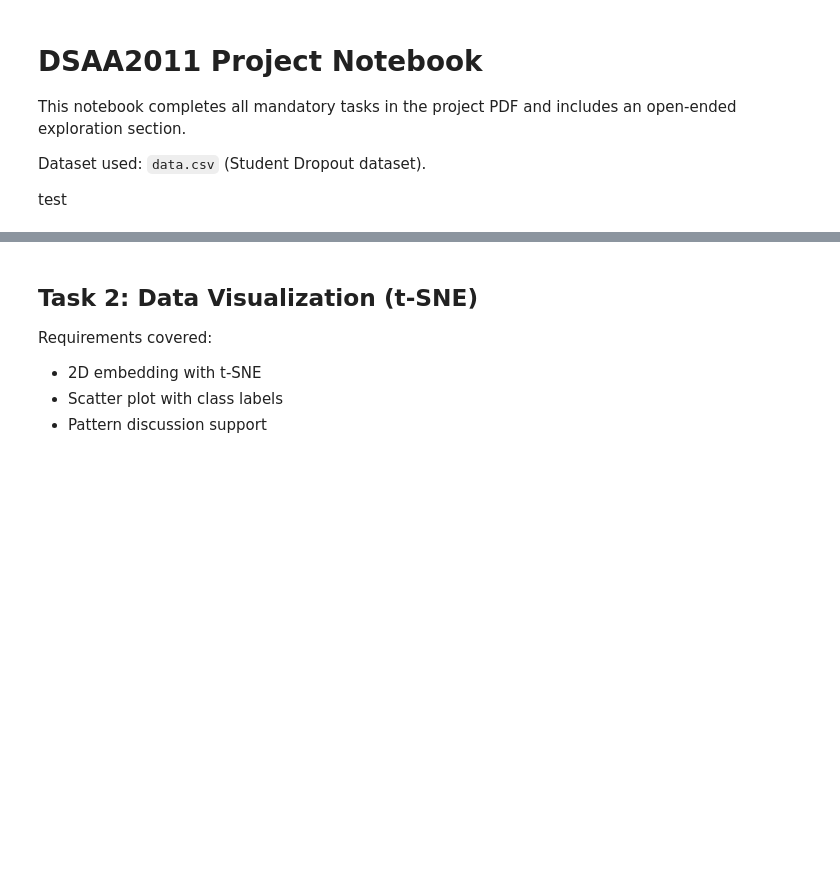
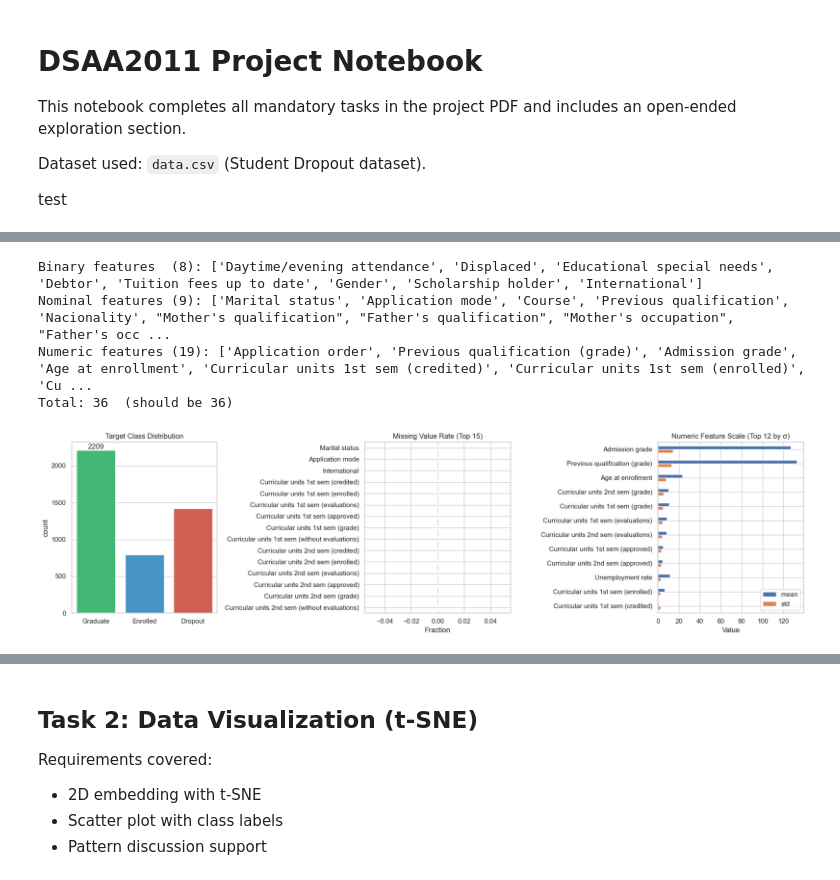
Before and after one commit to CosmosMount/machine_learning_project, a Jupyter notebook: project_tasks.ipynb, the cells around one changed output, grey strips where cells are left out. Drawn from its saved outputs; the diff is of its cells as text; code cells hidden in the pictures; blank space fills up the shorter version.

```diff
--- a/project_tasks.ipynb
+++ b/project_tasks.ipynb
@@ -117,0 +104,53 @@ Processed feature matrix shape: (4424, 36)
+# %%
+# ── 2a. Manual semantic classification ──────────────────────────────
+BINARY_COLS = [
+    'Daytime/evening attendance', 'Displaced', 'Educational special needs',
+    'Debtor', 'Tuition fees up to date', 'Gender', 'Scholarship holder',
+    'International',
+]
+
+NOMINAL_COLS = [
+    'Marital status', 'Application mode', 'Course',
+    'Previous qualification', 'Nacionality',
+    "Mother's qualification", "Father's qualification",
+    "Mother's occupation", "Father's occupation",
+]
+
+NUMERIC_COLS = [c for c in X_raw.columns if c not in BINARY_COLS + NOMINAL_COLS]
+
+print(f'Binary features  ({len(BINARY_COLS)}): {BINARY_COLS}')
+print(f'Nominal features ({len(NOMINAL_COLS)}): {NOMINAL_COLS}')
+print(f'Numeric features ({len(NUMERIC_COLS)}): {NUMERIC_COLS}')
+print(f'Total: {len(BINARY_COLS) + len(NOMINAL_COLS) + len(NUMERIC_COLS)}  (should be {X_raw.shape[1]})')
+
+# ── 2b. Target distribution plot ───────────────────────────────────
+fig, axes = plt.subplots(1, 3, figsize=(18, 5))
+
+palette = {'Graduate': '#2ecc71', 'Dropout': '#e74c3c', 'Enrolled': '#3498db'}
+sns.countplot(x=y, order=['Graduate', 'Enrolled', 'Dropout'], palette=palette, ax=axes[0])
+axes[0].set_title('Target Class Distribution')
+axes[0].bar_label(axes[0].containers[0])
+axes[0].set_xlabel('')
+
+# ── 2c. Missing value heatmap (confirming zero missingness) ────────
+missing_pct = X_raw.isna().mean().sort_values(ascending=False).head(15)
+missing_pct.plot.barh(ax=axes[1], color='steelblue')
+axes[1].set_title('Missing Value Rate (Top 15)')
+axes[1].set_xlabel('Fraction')
+axes[1].invert_yaxis()
+
+# ── 2d. Feature scale disparity ────────────────────────────────────
+scale_df = X_raw[NUMERIC_COLS].agg(['mean', 'std']).T.sort_values('std', ascending=False).head(12)
+scale_df.plot.barh(ax=axes[2])
+axes[2].set_title('Numeric Feature Scale (Top 12 by σ)')
+axes[2].set_xlabel('Value')
+axes[2].invert_yaxis()
+
+plt.tight_layout()
+plt.show()
+# %% [output]
+Binary features  (8): ['Daytime/evening attendance', 'Displaced', 'Educational special needs', 'Debtor', 'Tuition fees up to date', 'Gender', 'Scholarship holder', 'International']
+Nominal features (9): ['Marital status', 'Application mode', 'Course', 'Previous qualification', 'Nacionality', "Mother's qualification", "Father's qualification", "Mother's occupation", "Father's occ ...
+Numeric features (19): ['Application order', 'Previous qualification (grade)', 'Admission grade', 'Age at enrollment', 'Curricular units 1st sem (credited)', 'Curricular units 1st sem (enrolled)', 'Cu ...
+Total: 36  (should be 36)
+[figure, added]
```
Also changed, not shown: parts of 10 cells of this notebook, 1 other file.
